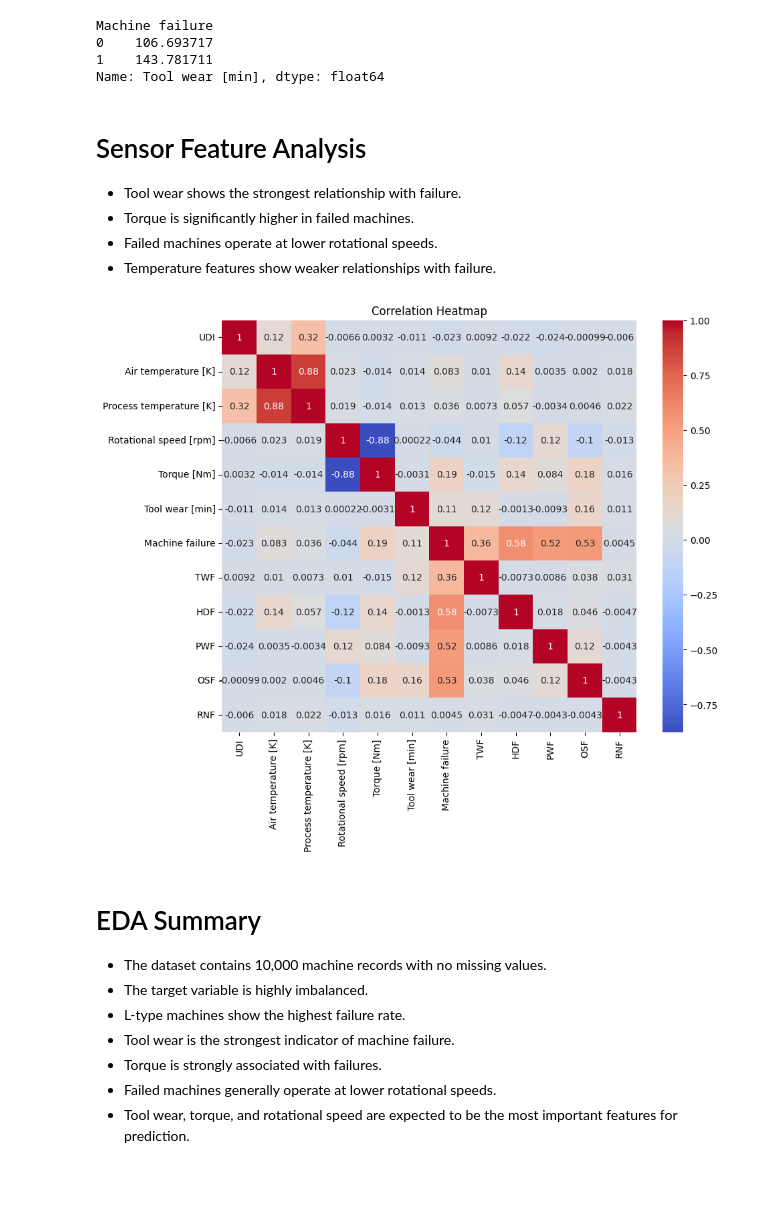
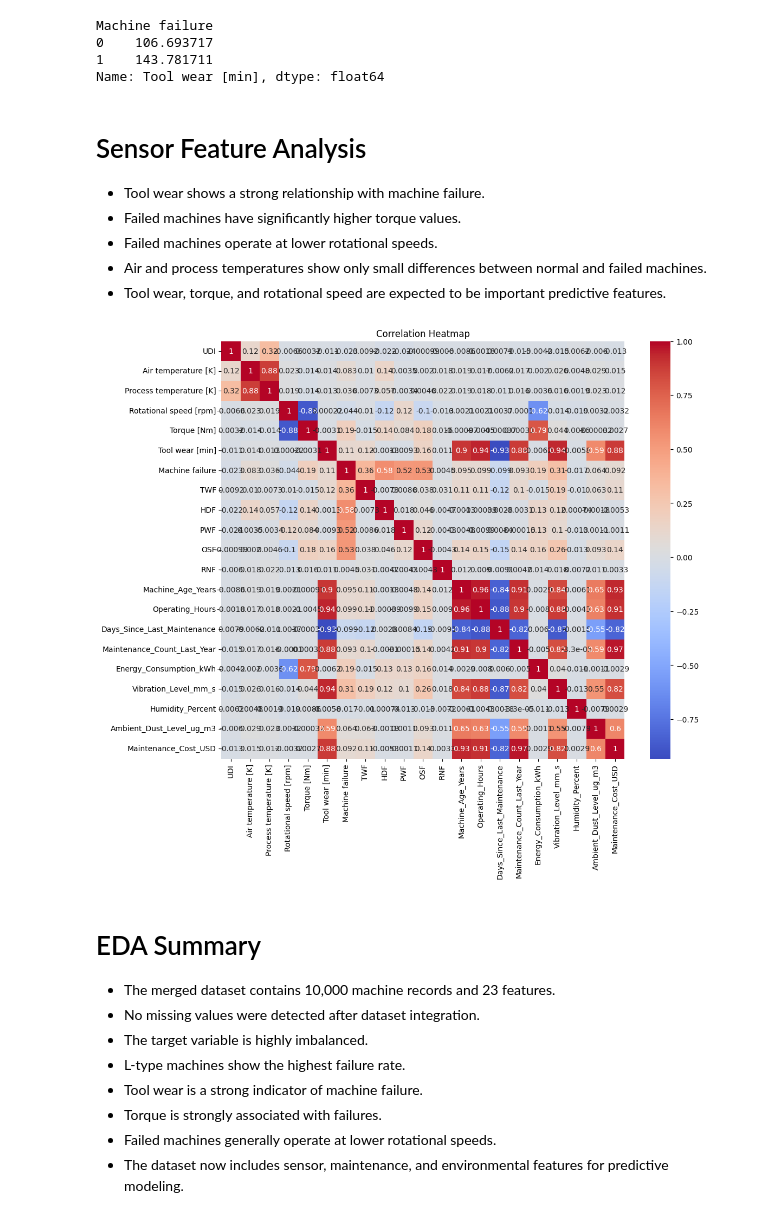
Before and after one commit to Raees-Kp/iot-predictive-maintenance, a Jupyter notebook: notebooks/eda.ipynb, the cells around one changed output. Drawn from its saved outputs; the diff is of its cells as text; code cells hidden in the pictures; blank space fills up the shorter version.

Commit message:
Completed preprocessing and LightGBM baseline model

```diff
--- a/notebooks/eda.ipynb
+++ b/notebooks/eda.ipynb
@@ -1,7 +1,15 @@
 # %%
 import pandas as pd
 
-df = pd.read_csv("../data/ai4i2020.csv")
+# Load datasets
+ai4i = pd.read_csv("../data/ai4i2020.csv")
+iot = pd.read_csv("../data/AI4I_Professional_IoT_Maintenance_Features.csv")
 
-df.head()
+# Merge on UDI
+df = pd.merge(ai4i, iot, on="UDI", how="inner")
+
+# Save combined dataset
+df.to_csv("AI4I_Combined_Dataset.csv", index=False)
+
+print(df.shape)
 # %% [output]
@@ -141,24 +149,26 @@ Name: Tool wear [min], dtype: float64
 # %% [markdown]
 # Sensor Feature Analysis
 
-- Tool wear shows the strongest relationship with failure.
-- Torque is significantly higher in failed machines.
+- Tool wear shows a strong relationship with machine failure.
+- Failed machines have significantly higher torque values.
 - Failed machines operate at lower rotational speeds.
-- Temperature features show weaker relationships with failure.
+- Air and process temperatures show only small differences between normal and failed machines.
+- Tool wear, torque, and rotational speed are expected to be important predictive features.
 # %%
-plt.figure(figsize=(10,8))
+plt.figure(figsize=(12,10))
 sns.heatmap(df.corr(numeric_only=True), annot=True, cmap='coolwarm')
 plt.title('Correlation Heatmap')
 plt.show()
 # %% [output]
-[figure, old version]
+[figure, new version]
 # %% [markdown]
 # EDA Summary
 
-- The dataset contains 10,000 machine records with no missing values.
+- The merged dataset contains 10,000 machine records and 23 features.
+- No missing values were detected after dataset integration.
 - The target variable is highly imbalanced.
 - L-type machines show the highest failure rate.
-- Tool wear is the strongest indicator of machine failure.
+- Tool wear is a strong indicator of machine failure.
 - Torque is strongly associated with failures.
 - Failed machines generally operate at lower rotational speeds.
-- Tool wear, torque, and rotational speed are expected to be the most important features for prediction.
+- The dataset now includes sensor, maintenance, and environmental features for predictive modeling.
```
Also changed, not shown: parts of 22 cells of this notebook, 1 other file.
